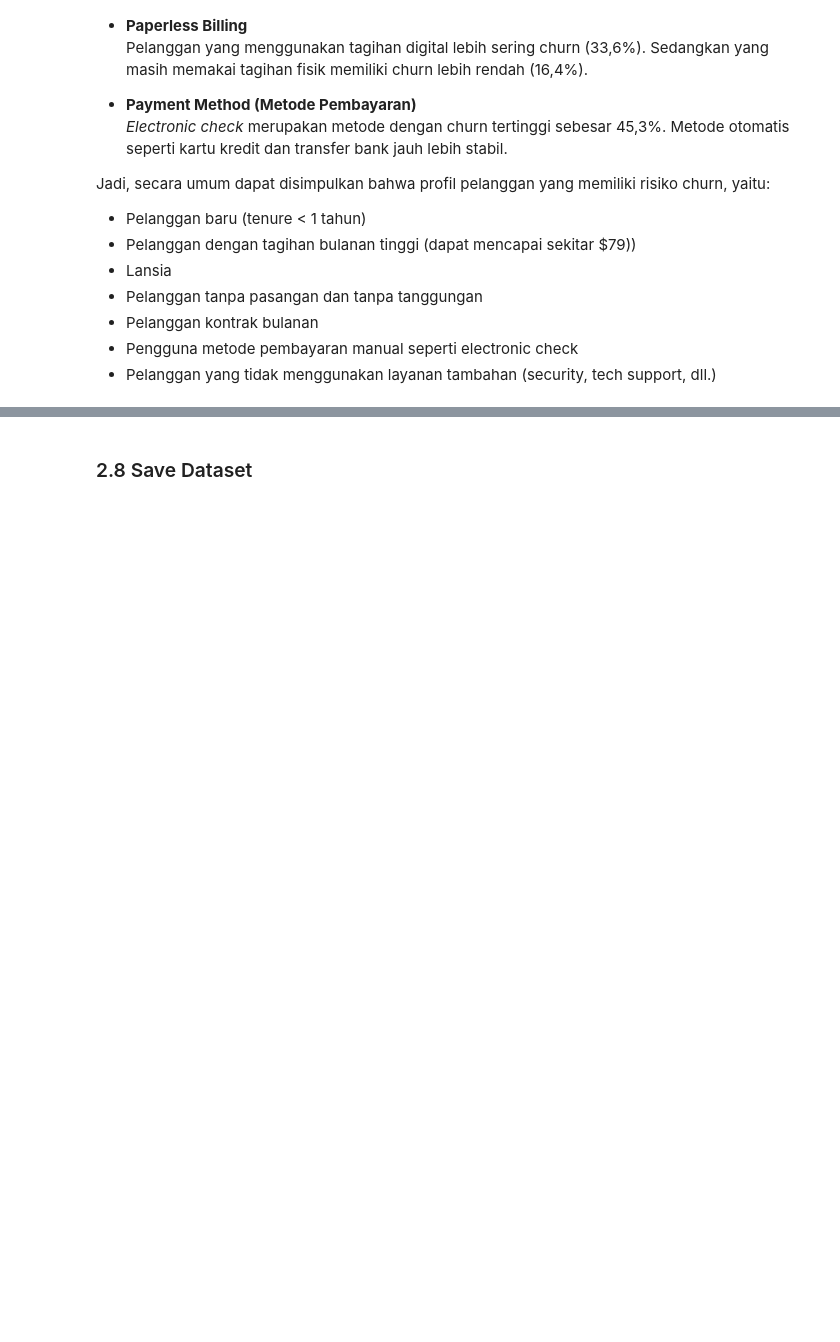
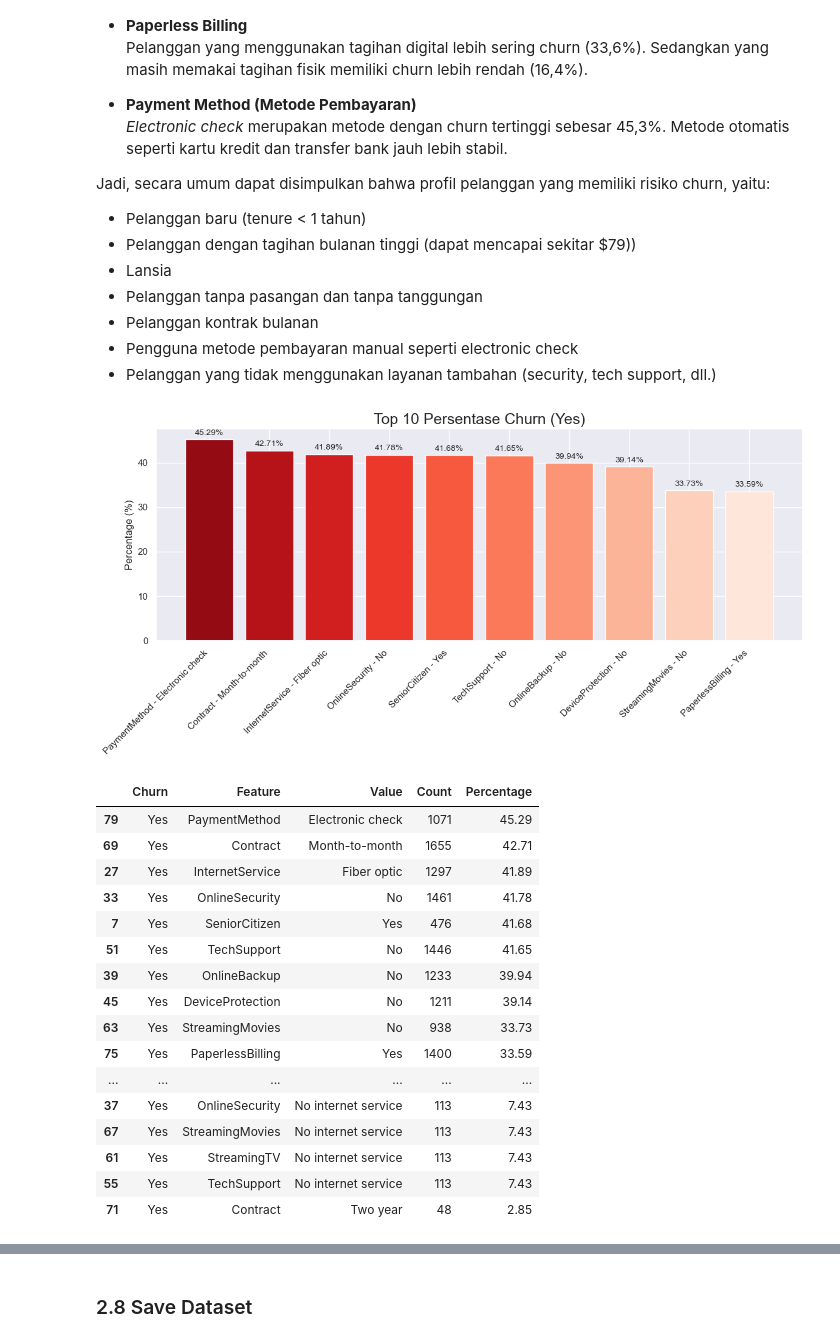
Before and after one commit to hansdarmawann/AlphaGroup_JC_DS_FT_BSD_26_FinalProject, a Jupyter notebook: Notebook/EDA Playground.ipynb, the cells around one changed output, grey strips where cells are left out. Saved outputs shown, nothing was run; the diff lists cells and outputs as text; code cells hidden in the pictures; blank space fills up the shorter version.

Commit message:
Add cat churn no churn summary top 10 refactor.

```diff
--- a/Notebook/EDA Playground.ipynb
+++ b/Notebook/EDA Playground.ipynb
@@ -1200,0 +1242,30 @@ Jadi, secara umum dapat disimpulkan bahwa profil pelanggan yang memiliki risiko
+# %%
+def plot_churn_top10(dataframe: pd.DataFrame, churn_status='Yes'):
+    """
+    Menampilkan barplot vertikal untuk Top 10 persentase churn.
+    `churn_status` dapat berupa 'Yes' atau 'No' (untuk judul dan warna).
+    """
+    df = dataframe.copy()
+    df['Label'] = df['Feature'] + ' - ' + df['Value'].astype(str)
+    df = df.sort_values(by='Percentage', ascending=False).head(10)
+
+    # Warna
+    palette = "Reds" if churn_status == 'Yes' else "Greys"
+    norm = (df['Percentage'] - df['Percentage'].min()) / (df['Percentage'].max() - df['Percentage'].min())
+    colors = sns.color_palette(palette, n_colors=len(df))
+    colors = [colors[i] for i in norm.rank(method='first').astype(int) - 1]
+
+    # Plot
+    fig, ax = plt.subplots(figsize=(12, 6))
+    bars = ax.bar(df['Label'], df['Percentage'], color=colors)
+    ax.set_title(f"Top 10 Persentase Churn ({churn_status})", fontsize=18)
+    ax.set_ylabel('Percentage (%)', fontsize=12)
+    ax.set_xticklabels(df['Label'], rotation=45, ha='right', fontsize=11)
+
+    # Anotasi
+    for bar, percent in zip(bars, df['Percentage']):
+        ax.text(bar.get_x() + bar.get_width()/2, bar.get_height() + 1,
+                f'{percent:.2f}%', ha='center', fontsize=10)
+
+    plt.tight_layout()
+    plt.show()
@@ -1200,0 +1274,22 @@ Jadi, secara umum dapat disimpulkan bahwa profil pelanggan yang memiliki risiko
+# %%
+plot_churn_top10(final_yes_df, churn_status='Yes')
+display(final_yes_df)
+# %% [output]
+[figure, added]
+|  | Churn | Feature | Value | Count | Percentage |
+| 79 | Yes | PaymentMethod | Electronic check | 1071 | 45.29 |
+| 69 | Yes | Contract | Month-to-month | 1655 | 42.71 |
+| 27 | Yes | InternetService | Fiber optic | 1297 | 41.89 |
+| 33 | Yes | OnlineSecurity | No | 1461 | 41.78 |
+| 7 | Yes | SeniorCitizen | Yes | 476 | 41.68 |
+| 51 | Yes | TechSupport | No | 1446 | 41.65 |
+| 39 | Yes | OnlineBackup | No | 1233 | 39.94 |
+| 45 | Yes | DeviceProtection | No | 1211 | 39.14 |
+| 63 | Yes | StreamingMovies | No | 938 | 33.73 |
+| 75 | Yes | PaperlessBilling | Yes | 1400 | 33.59 |
+| ... | ... | ... | ... | ... | ... |
+| 37 | Yes | OnlineSecurity | No internet service | 113 | 7.43 |
+| 67 | Yes | StreamingMovies | No internet service | 113 | 7.43 |
+| 61 | Yes | StreamingTV | No internet service | 113 | 7.43 |
+| 55 | Yes | TechSupport | No internet service | 113 | 7.43 |
+| 71 | Yes | Contract | Two year | 48 | 2.85 |
```
Also changed, not shown: parts of 4 cells of this notebook.
